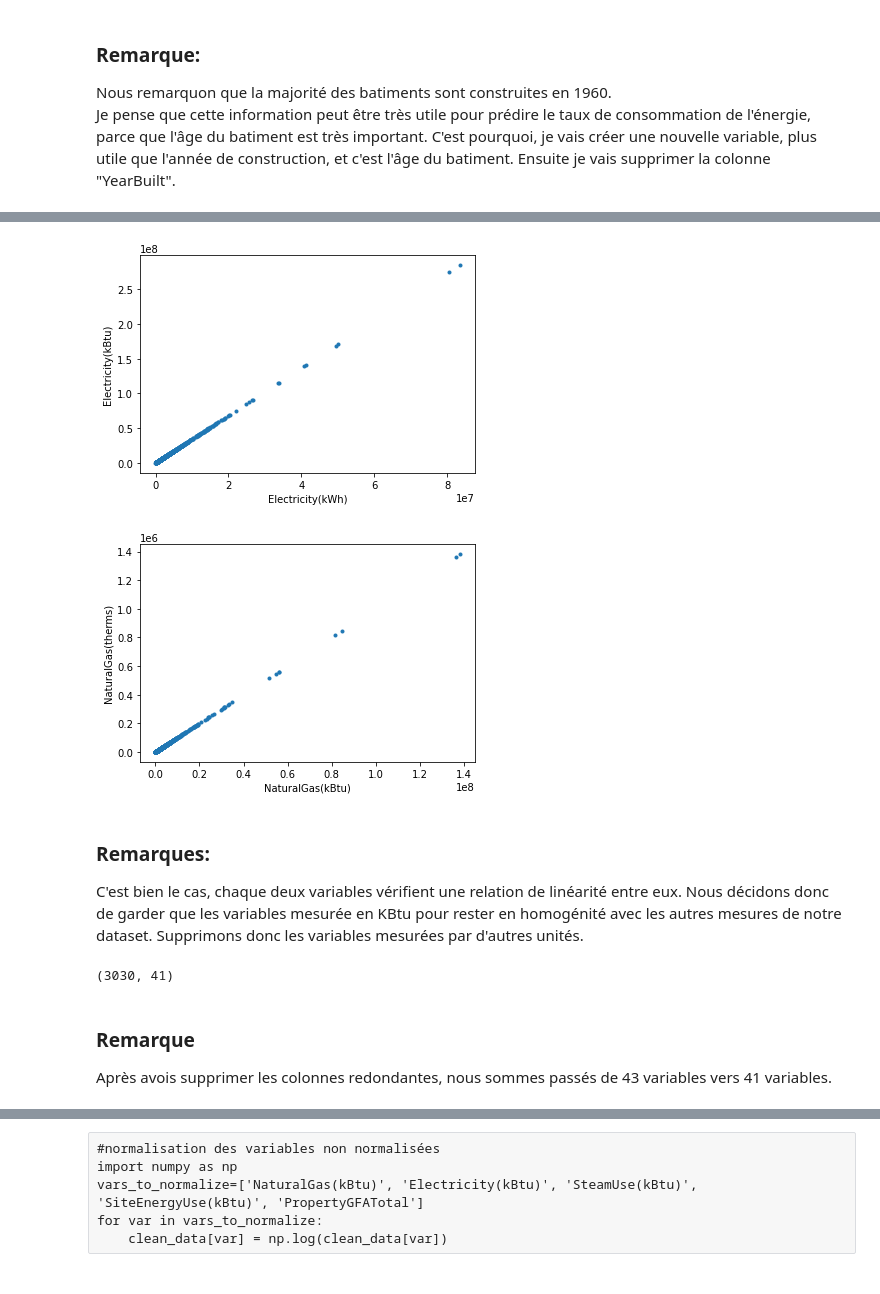
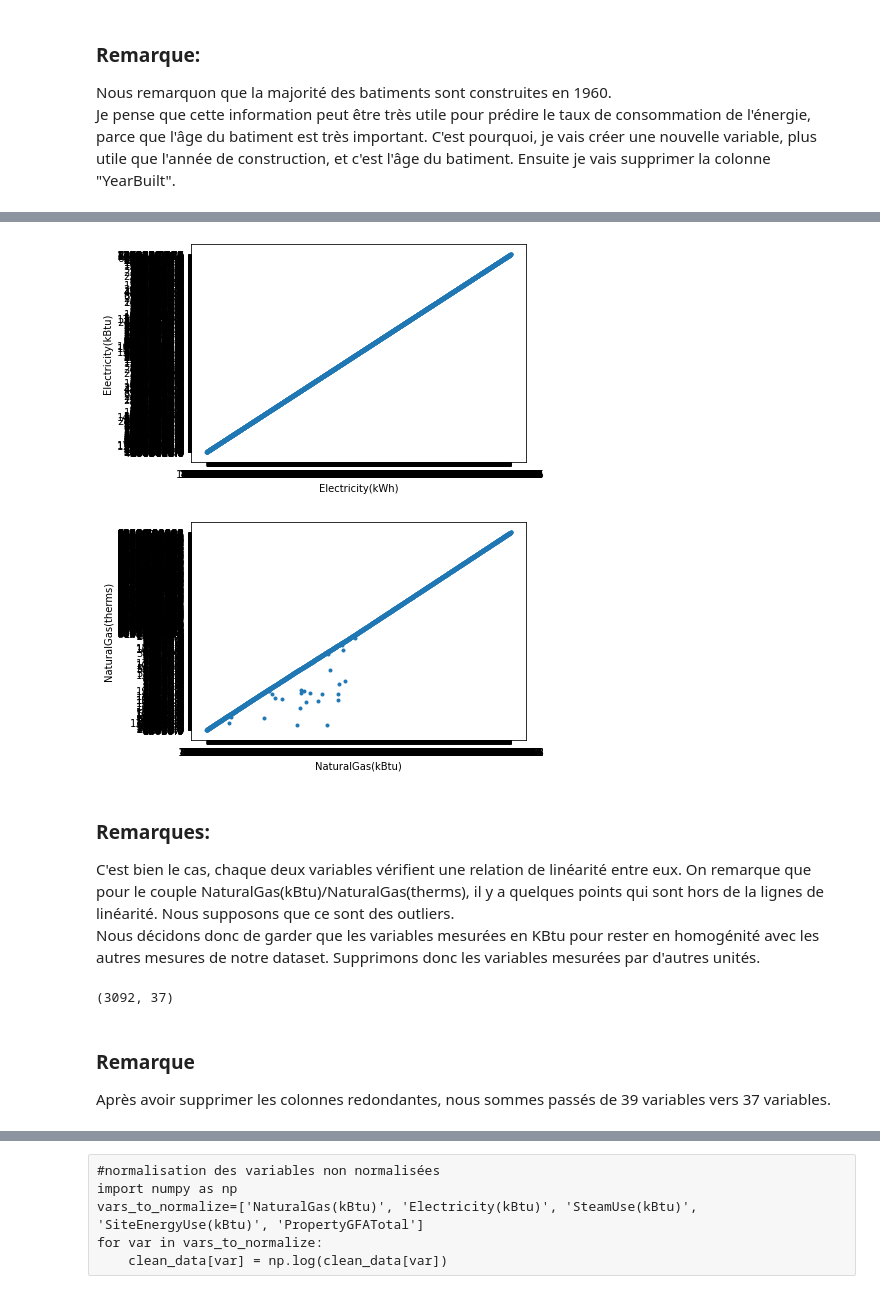
Before and after one commit to Soumaya-kh/seattle-city, a Jupyter notebook: Pélec_01_notebook.ipynb, the cells around one changed output, grey strips where cells are left out. Cells and saved outputs as stored; diff of their text form; code cells hidden in the pictures.

Commit message:
MàJ: Organisation du notebook uniformisation et codage de propertyTypes le data leakage

```diff
--- a/Pélec_01_notebook.ipynb
+++ b/Pélec_01_notebook.ipynb
@@ -757,0 +997,6 @@ Nous constatons qu'après le filtrage selon le type de batiments non résidentie
+# %%
+#modifier le type de la variable Longitude vers numérique
+clean_df['Longitude'] = pd.to_numeric(clean_df['Longitude'])
+# %%
+#modifier le type de la variable Latitude vers numérique
+clean_df['Latitude'] = pd.to_numeric(clean_df['Latitude'])
@@ -773,5 +1049,4 @@ Nous remarquon que la majorité des batiments sont construites en 1960.
 Je pense que cette information peut être très utile pour prédire le taux de consommation de l'énergie, parce que l'âge du batiment est très important. C'est pourquoi, je vais créer une nouvelle variable, plus utile que l'année de construction, et c'est l'âge du batiment. Ensuite je vais supprimer la colonne "YearBuilt".
 # %%
 #création d'une nouvelle variable "Building_age"
-clean_data['Building_age'] = clean_data['DataYear'] - clean_data['YearBuilt']
-clean_data.drop('YearBuilt', axis=1, inplace=True)
+clean_df['Building_age'] = clean_df['DataYear'].astype(int) - clean_df['YearBuilt'].astype(int)
@@ -790,0 +1053,4 @@ Nous remarquons que la majorité des batiments datent depuis 35 ans.
+# %%
+#suppression de la colonne 'YearBuilt'
+clean_df = clean_df.drop(['YearBuilt'], axis=1)
+clean_df.shape
@@ -811,21 +1096,22 @@ les acronymes utilisés dans les colonnes:
 # %%
 #vérifier la linéarité entre Electricity(kWh) et Electricity(kBtu)
-plt.plot(clean_data['Electricity(kWh)'],clean_data['Electricity(kBtu)'],'.')
+plt.plot(clean_df['Electricity(kWh)'],clean_df['Electricity(kBtu)'],'.')
 plt.xlabel('Electricity(kWh)')
 plt.ylabel('Electricity(kBtu)')
 plt.show()
 # %% [output]
-[figure, old version]
+[figure, new version]
 # %%
 #vérifier la linéarité entre NaturalGas(therms) et NaturalGas(kBtu)
-plt.plot(clean_data['NaturalGas(kBtu)'],clean_data['NaturalGas(therms)'],'.')
+plt.plot(clean_df['NaturalGas(kBtu)'],clean_df['NaturalGas(therms)'],'.')
 plt.xlabel('NaturalGas(kBtu)')
 plt.ylabel('NaturalGas(therms)')
 plt.show()
 # %% [output]
-[figure, old version]
+[figure, new version]
 # %% [markdown]
 ### Remarques:
-C'est bien le cas, chaque deux variables vérifient une relation de linéarité entre eux. Nous décidons donc de garder que les variables mesurée en KBtu pour rester en homogénité avec les autres mesures de notre dataset. Supprimons donc les variables mesurées par d'autres unités.
+C'est bien le cas, chaque deux variables vérifient une relation de linéarité entre eux. On remarque que pour le couple NaturalGas(kBtu)/NaturalGas(therms), il y a quelques points qui sont hors de la lignes de linéarité. Nous supposons que ce sont des outliers.
+Nous décidons donc de garder que les variables mesurées en KBtu pour rester en homogénité avec les autres mesures de notre dataset. Supprimons donc les variables mesurées par d'autres unités.
 # %%
 redundant_vars = ['NaturalGas(therms)','Electricity(kWh)']
@@ -833,8 +1119,8 @@ clean_data.drop(redundant_vars, axis=1, inplace=True)
 # %%
-clean_data.shape
+clean_df.shape
 # %% [output]
-(3030, 41)
+(3092, 37)
 # %% [markdown]
 ### Remarque
-Après avois supprimer les colonnes redondantes, nous sommes passés de 43 variables vers 41 variables.
+Après avoir supprimer les colonnes redondantes, nous sommes passés de 39 variables vers 37 variables.
 # %% [markdown]
```
Also changed, not shown: parts of 154 cells of this notebook.
